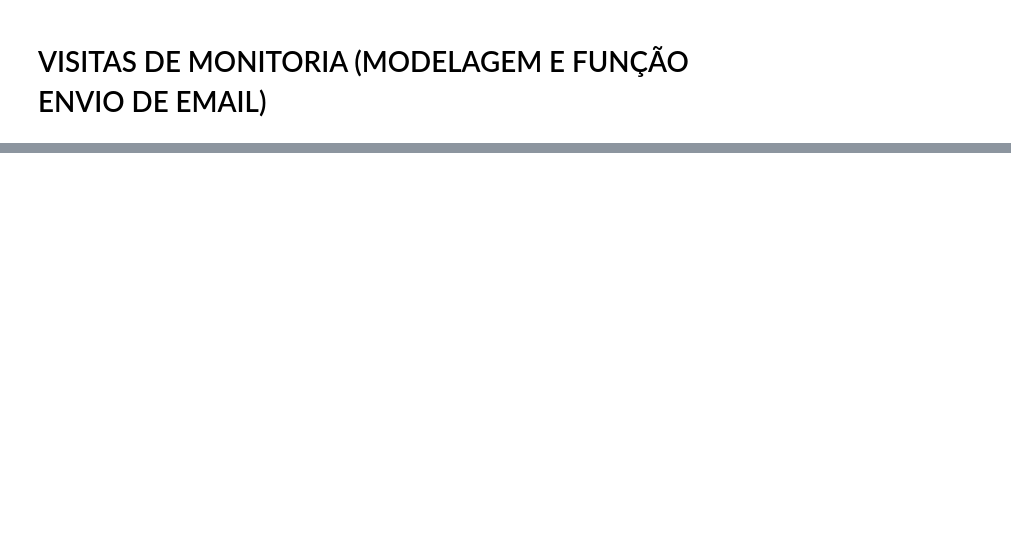
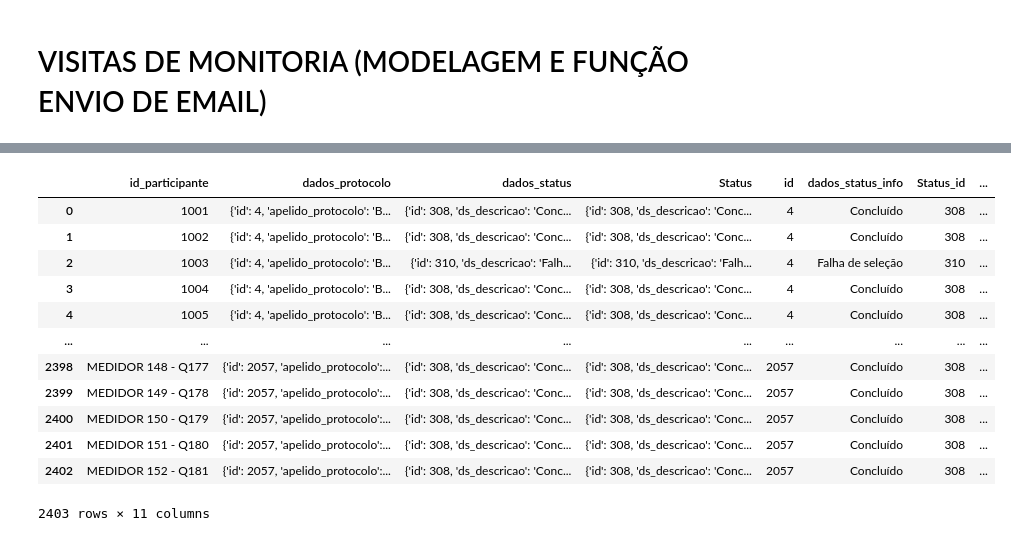
Before and after one commit to tisvri/push_campo, a Jupyter notebook: push_campo.ipynb, the cells around one changed output, grey strips where cells are left out. Drawn from its saved outputs; the diff is of its cells as text; code cells hidden in the pictures; blank space fills up the shorter version.

Commit message:
Commit Participantes por Estudo/Centro

```diff
--- a/push_campo.ipynb
+++ b/push_campo.ipynb
@@ -946,0 +539,9 @@ E-mail de visitas pendentes enviado com sucesso!
+# %%
+participantes_url = urljoin(api_url, "/participantes?nested=true")
+headers = {"Authorization": auth_token}
+
+response = requests.get(participantes_url, headers=headers)
+participantes = response.json()
+participantes = pd.DataFrame(participantes)
+
+participantes.head(2)
@@ -946,0 +553,3 @@ E-mail de visitas pendentes enviado com sucesso!
+# %%
+partic = participantes[["id_participante", "dados_protocolo", "dados_status", "Status"]]
+partic
@@ -946,0 +570,6 @@ E-mail de visitas pendentes enviado com sucesso!
+# %%
+partic.loc[:, 'dados_protocolo_id'] = partic['dados_protocolo'].apply(lambda x: x['id'] if x is not None else None)
+partic.loc[:, 'dados_status_info'] = partic['dados_status'].apply(lambda x: x['ds_descricao'] if x is not None else None)
+partic.loc[:, 'Status_id'] = partic['Status'].apply(lambda x: x['id'] if x is not None else None)
+partic.rename(columns={'dados_protocolo_id': 'id'}, inplace=True)
+partic
@@ -946,0 +609,17 @@ E-mail de visitas pendentes enviado com sucesso!
+# %%
+partic_centro = pd.merge(partic, centros, on="id", how="inner")
+partic_centro
+# %% [output]
+|  | id_participante | dados_protocolo | dados_status | Status | id | dados_status_info | Status_id | ... |
+| 0 | 1001 | {'id': 4, 'apelido_protocolo': 'B... | {'id': 308, 'ds_descricao': 'Conc... | {'id': 308, 'ds_descricao': 'Conc... | 4 | Concluído | 308 | ... |
+| 1 | 1002 | {'id': 4, 'apelido_protocolo': 'B... | {'id': 308, 'ds_descricao': 'Conc... | {'id': 308, 'ds_descricao': 'Conc... | 4 | Concluído | 308 | ... |
+| 2 | 1003 | {'id': 4, 'apelido_protocolo': 'B... | {'id': 310, 'ds_descricao': 'Falh... | {'id': 310, 'ds_descricao': 'Falh... | 4 | Falha de seleção | 310 | ... |
+| 3 | 1004 | {'id': 4, 'apelido_protocolo': 'B... | {'id': 308, 'ds_descricao': 'Conc... | {'id': 308, 'ds_descricao': 'Conc... | 4 | Concluído | 308 | ... |
+| 4 | 1005 | {'id': 4, 'apelido_protocolo': 'B... | {'id': 308, 'ds_descricao': 'Conc... | {'id': 308, 'ds_descricao': 'Conc... | 4 | Concluído | 308 | ... |
+| ... | ... | ... | ... | ... | ... | ... | ... | ... |
+| 2398 | MEDIDOR 148 - Q177 | {'id': 2057, 'apelido_protocolo':... | {'id': 308, 'ds_descricao': 'Conc... | {'id': 308, 'ds_descricao': 'Conc... | 2057 | Concluído | 308 | ... |
+| 2399 | MEDIDOR 149 - Q178 | {'id': 2057, 'apelido_protocolo':... | {'id': 308, 'ds_descricao': 'Conc... | {'id': 308, 'ds_descricao': 'Conc... | 2057 | Concluído | 308 | ... |
+| 2400 | MEDIDOR 150 - Q179 | {'id': 2057, 'apelido_protocolo':... | {'id': 308, 'ds_descricao': 'Conc... | {'id': 308, 'ds_descricao': 'Conc... | 2057 | Concluído | 308 | ... |
+| 2401 | MEDIDOR 151 - Q180 | {'id': 2057, 'apelido_protocolo':... | {'id': 308, 'ds_descricao': 'Conc... | {'id': 308, 'ds_descricao': 'Conc... | 2057 | Concluído | 308 | ... |
+| 2402 | MEDIDOR 152 - Q181 | {'id': 2057, 'apelido_protocolo':... | {'id': 308, 'ds_descricao': 'Conc... | {'id': 308, 'ds_descricao': 'Conc... | 2057 | Concluído | 308 | ... |
+2403 rows × 11 columns
```
Also changed, not shown: parts of 59 cells of this notebook.
